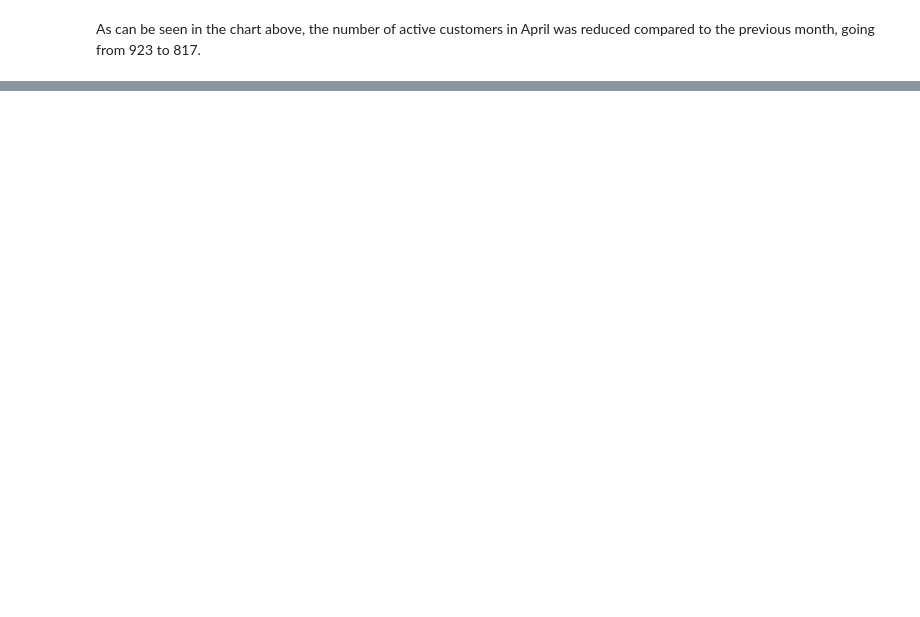
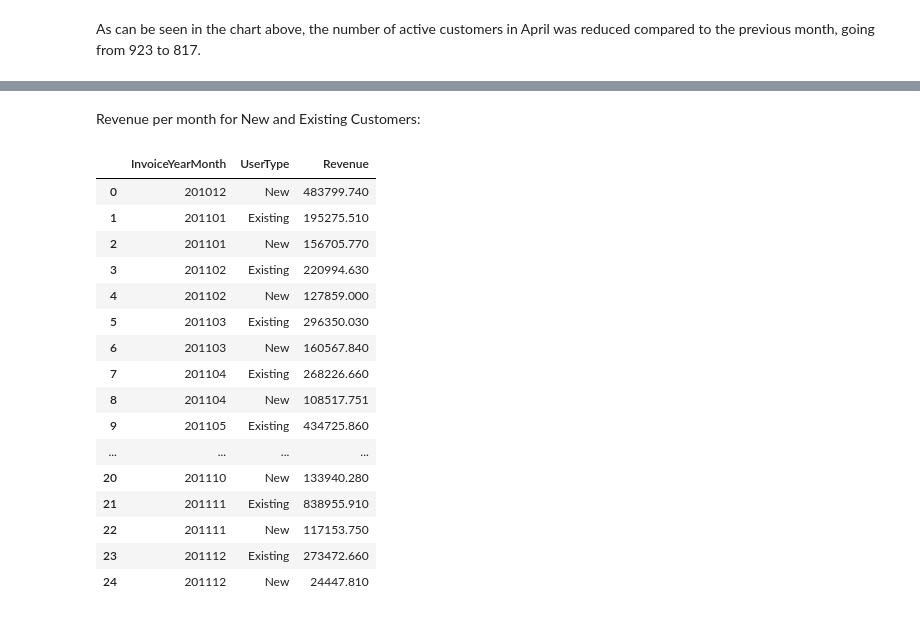
Before and after one commit to BrunoAzambuja/Boosting-online-retail-sales, a Jupyter notebook: boosting-online-retail-sales.ipynb, the cells around one changed output, grey strips where cells are left out. Saved outputs shown, nothing was run; the diff lists cells and outputs as text; code cells hidden in the pictures; blank space fills up the shorter version.

```diff
--- a/boosting-online-retail-sales.ipynb
+++ b/boosting-online-retail-sales.ipynb
@@ -178,0 +264,29 @@ As can be seen in the chart above, the number of active customers in April was r
+# %% [markdown]
+Revenue per month for New and Existing Customers:
+# %%
+#create a column called User Type and assign Existing
+#if User's First Purchase Year Month before the selected Invoice Year Month
+tx_uk['UserType'] = 'New'
+tx_uk.loc[tx_uk['InvoiceYearMonth']>tx_uk['MinPurchaseYearMonth'],'UserType'] = 'Existing'
+
+#calculate the Revenue per month for each user type
+tx_user_type_revenue = tx_uk.groupby(['InvoiceYearMonth','UserType'])['Revenue'].sum().reset_index()
+tx_user_type_revenue
+# %% [output]
+|  | InvoiceYearMonth | UserType | Revenue |
+| 0 | 201012 | New | 483799.740 |
+| 1 | 201101 | Existing | 195275.510 |
+| 2 | 201101 | New | 156705.770 |
+| 3 | 201102 | Existing | 220994.630 |
+| 4 | 201102 | New | 127859.000 |
+| 5 | 201103 | Existing | 296350.030 |
+| 6 | 201103 | New | 160567.840 |
+| 7 | 201104 | Existing | 268226.660 |
+| 8 | 201104 | New | 108517.751 |
+| 9 | 201105 | Existing | 434725.860 |
+| ... | ... | ... | ... |
+| 20 | 201110 | New | 133940.280 |
+| 21 | 201111 | Existing | 838955.910 |
+| 22 | 201111 | New | 117153.750 |
+| 23 | 201112 | Existing | 273472.660 |
+| 24 | 201112 | New | 24447.810 |
```
Also changed, not shown: parts of 26 cells of this notebook.
